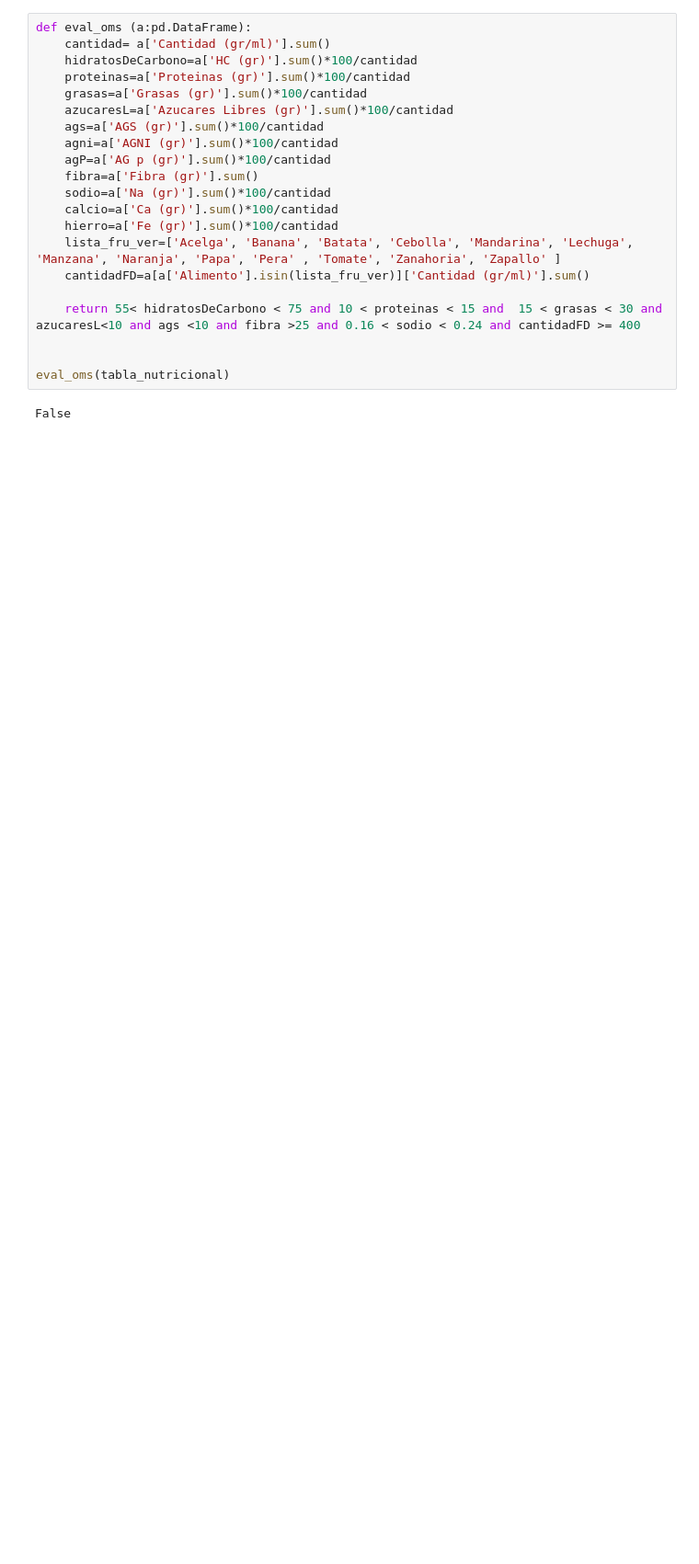
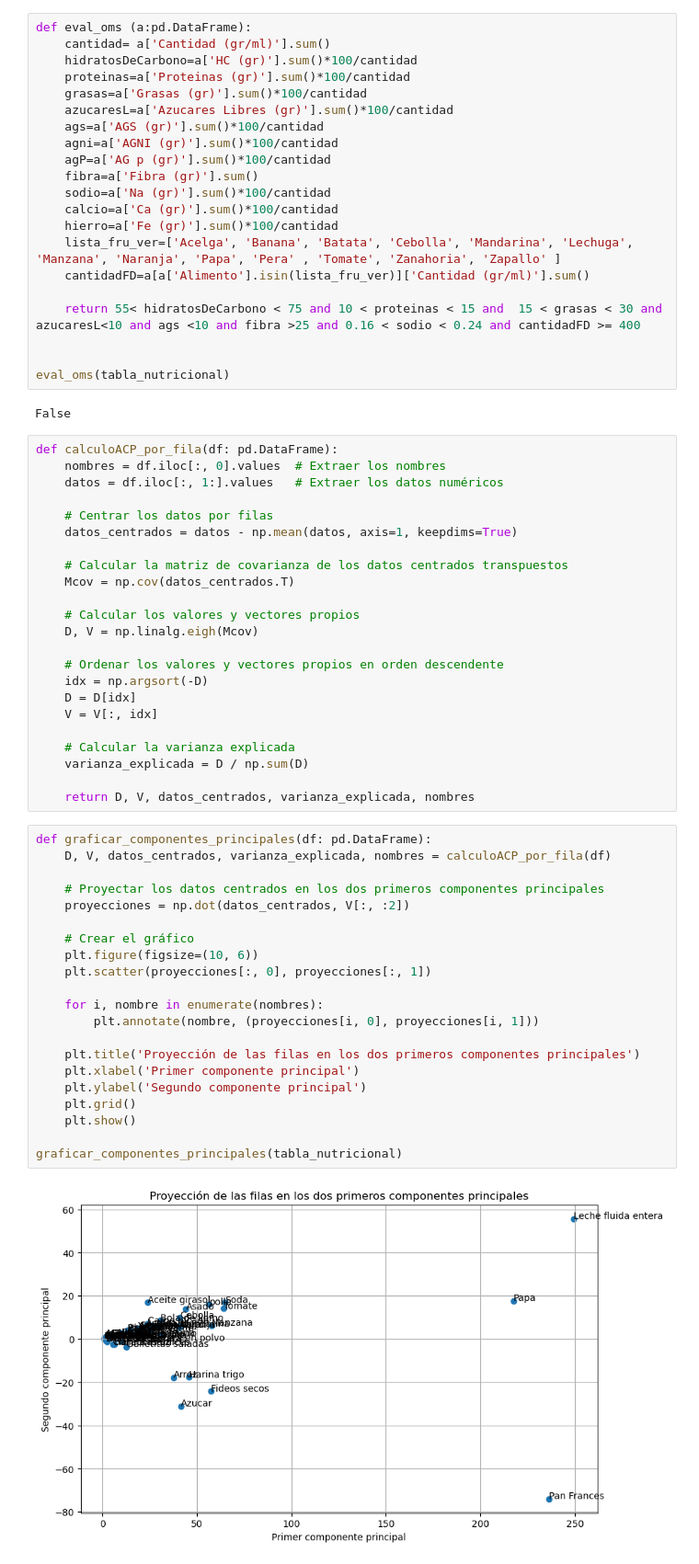
Before and after one commit to manuelgutman/ptalc2, a Jupyter notebook: funciones.ipynb, the cells around one changed output. Shown at 92% size. Saved outputs shown, nothing was run; the diff lists cells and outputs as text; blank space fills up the shorter version.

```diff
--- a/funciones.ipynb
+++ b/funciones.ipynb
@@ -48,3 +59,49 @@ def eval_oms (a:pd.DataFrame):
 eval_oms(tabla_nutricional)
 # %% [output]
 False
+# %%
+def calculoACP_por_fila(df: pd.DataFrame):
+    nombres = df.iloc[:, 0].values  # Extraer los nombres
+    datos = df.iloc[:, 1:].values   # Extraer los datos numéricos
+
+    # Centrar los datos por filas
+    datos_centrados = datos - np.mean(datos, axis=1, keepdims=True)
+
+    # Calcular la matriz de covarianza de los datos centrados transpuestos
+    Mcov = np.cov(datos_centrados.T)
+
+    # Calcular los valores y vectores propios
+    D, V = np.linalg.eigh(Mcov)
+
+    # Ordenar los valores y vectores propios en orden descendente
+    idx = np.argsort(-D)
+    D = D[idx]
+    V = V[:, idx]
+
+    # Calcular la varianza explicada
+    varianza_explicada = D / np.sum(D)
+
+    return D, V, datos_centrados, varianza_explicada, nombres
+# %%
+def graficar_componentes_principales(df: pd.DataFrame):
+    D, V, datos_centrados, varianza_explicada, nombres = calculoACP_por_fila(df)
+
+    # Proyectar los datos centrados en los dos primeros componentes principales
+    proyecciones = np.dot(datos_centrados, V[:, :2])
+
+    # Crear el gráfico
+    plt.figure(figsize=(10, 6))
+    plt.scatter(proyecciones[:, 0], proyecciones[:, 1])
+
+    for i, nombre in enumerate(nombres):
+        plt.annotate(nombre, (proyecciones[i, 0], proyecciones[i, 1]))
+
+    plt.title('Proyección de las filas en los dos primeros componentes principales')
+    plt.xlabel('Primer componente principal')
+    plt.ylabel('Segundo componente principal')
+    plt.grid()
+    plt.show()
+
+graficar_componentes_principales(tabla_nutricional)
+# %% [output]
+[figure, added]
```
Also changed, not shown: parts of 3 cells of this notebook.
